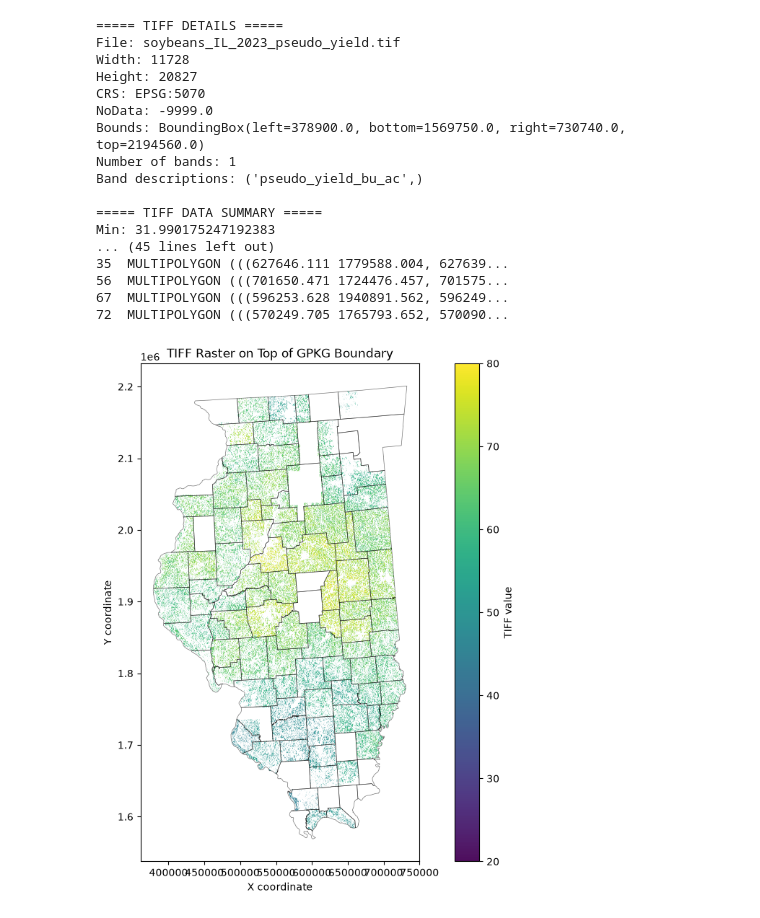
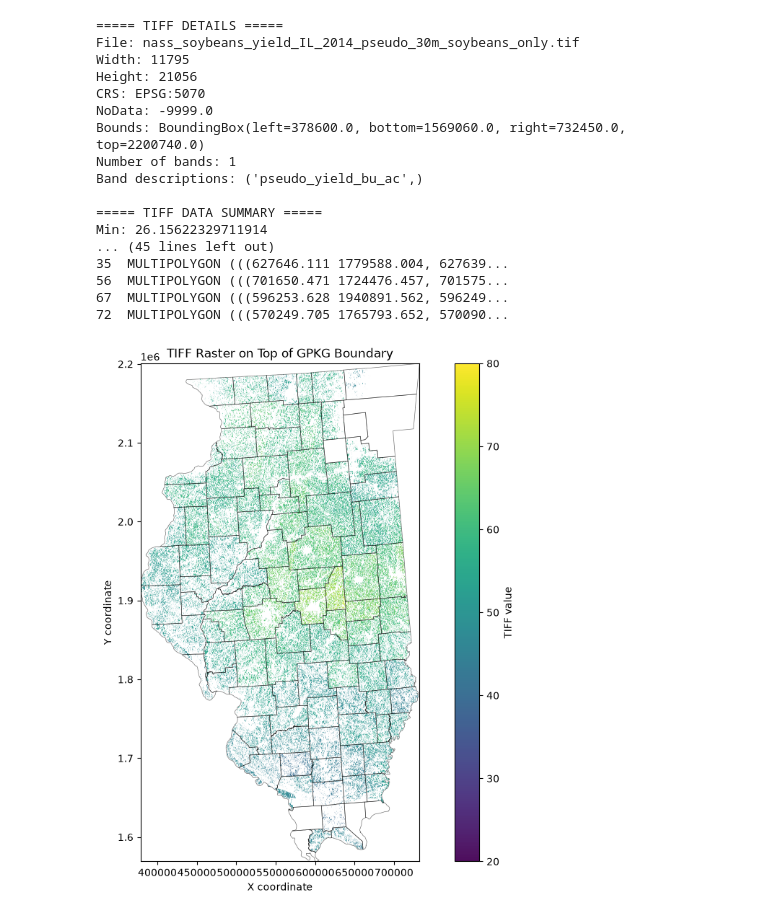
Before and after one commit to samarranjit/EO-based-yield-prediction, a Jupyter notebook: notebooks/visualization.ipynb, the cells around one changed output. Drawn from its saved outputs; the diff is of its cells as text; code cells hidden in the pictures.

```diff
--- a/notebooks/visualization.ipynb
+++ b/notebooks/visualization.ipynb
@@ -220,7 +187,7 @@ Year =2024
 # ------------------------------------------------------------
 # 1. File paths
 # ------------------------------------------------------------
-tif_path = rf"/home/cholab/LabMembers/Samar/EO-based-yield-prediction/data_preparation/data/pixel_distributed_yield/tifs/soybeans_IL_2023_pseudo_yield.tif"
+tif_path = rf"/home/cholab/LabMembers/Samar/EO-based-yield-prediction/data_preparation/data/yield_labels/multistate_pseudo/2014/nass_soybeans_yield_IL_2014_pseudo_30m_soybeans_only.tif"
 
 gpkg_path = r"/home/cholab/LabMembers/Samar/EO-based-yield-prediction/data_preparation/data/county_maps/selected_states_counties_2023.gpkg"
 
@@ -379,36 +346,36 @@ img = ax.imshow(
 gdf_match.plot(
     ax=ax,
     facecolor="none",
     edgecolor="black",
     linewidth=0.5,
     alpha=0.55
 )
 
 plt.colorbar(img, ax=ax, label="TIFF value")
 
 ax.set_title("TIFF Raster on Top of GPKG Boundary")
 ax.set_xlabel("X coordinate")
 ax.set_ylabel("Y coordinate")
 
 plt.tight_layout()
 # plt.savefig(f"/home/cholab/LabMembers/Samar/EO-based-yield-prediction/data_preparation/data/Maryland/Pseudo_Yield_Pdfs/soybeans_MD_{Year}_pseudo_yield.pdf", dpi=900)
 plt.show()
 # %% [output]
 ===== TIFF DETAILS =====
-File: soybeans_IL_2023_pseudo_yield.tif
-Width: 11728
-Height: 20827
+File: nass_soybeans_yield_IL_2014_pseudo_30m_soybeans_only.tif
+Width: 11795
+Height: 21056
 CRS: EPSG:5070
 NoData: -9999.0
-Bounds: BoundingBox(left=378900.0, bottom=1569750.0, right=730740.0, top=2194560.0)
+Bounds: BoundingBox(left=378600.0, bottom=1569060.0, right=732450.0, top=2200740.0)
 Number of bands: 1
 Band descriptions: ('pseudo_yield_bu_ac',)
 
 ===== TIFF DATA SUMMARY =====
-Min: 31.990175247192383
+Min: 26.15622329711914
 ... (45 lines left out)
 35  MULTIPOLYGON (((627646.111 1779588.004, 627639...
 56  MULTIPOLYGON (((701650.471 1724476.457, 701575...
 67  MULTIPOLYGON (((596253.628 1940891.562, 596249...
 72  MULTIPOLYGON (((570249.705 1765793.652, 570090...
-[figure, old version]
+[figure, new version]
```
Also changed, not shown: parts of 4 cells of this notebook, 18 other files.
